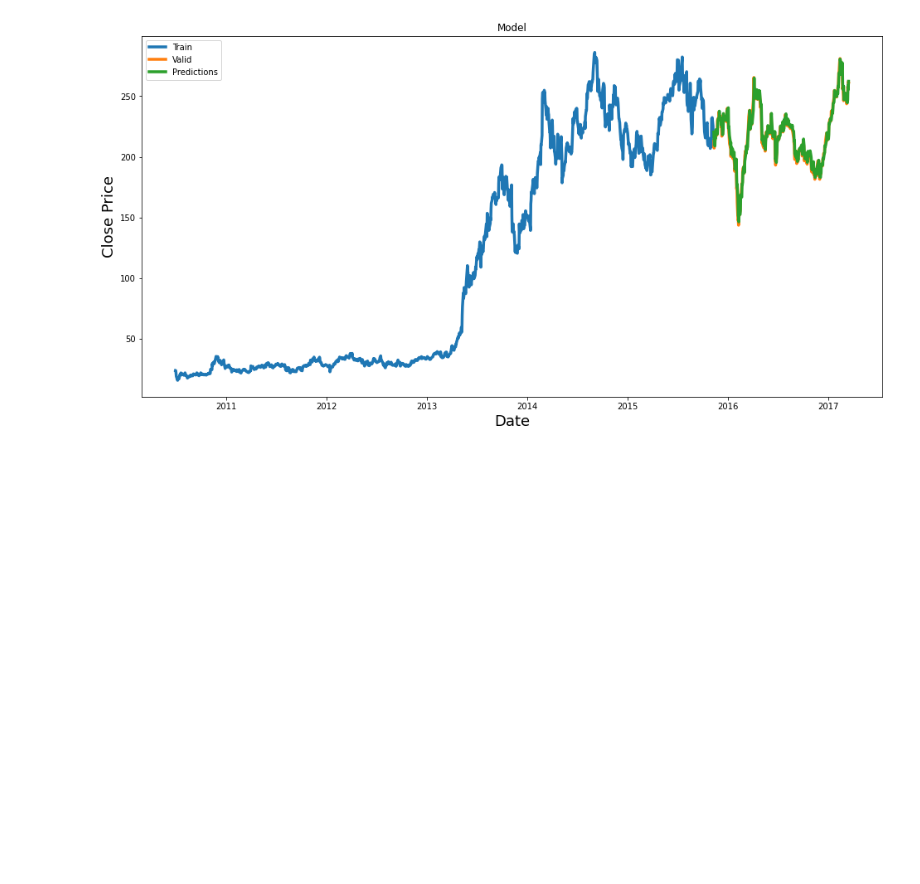
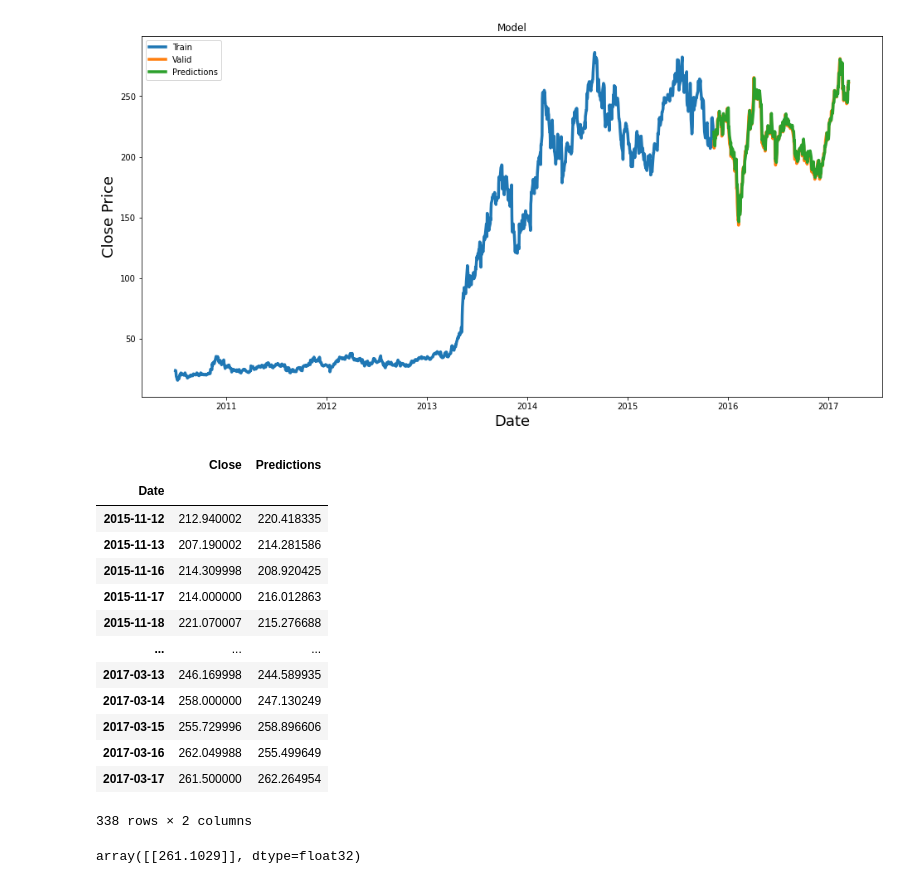
Before and after one commit to Creatrohit9/Tesla-stock-price-prediction, a Jupyter notebook: Tesla_Stock_Price_Prediction_using_LSTM.ipynb, the cells around one changed output. Saved outputs shown, nothing was run; the diff lists cells and outputs as text; code cells hidden in the pictures; blank space fills up the shorter version.

Commit message:
commit for model testing

```diff
--- a/Tesla_Stock_Price_Prediction_using_LSTM.ipynb
+++ b/Tesla_Stock_Price_Prediction_using_LSTM.ipynb
@@ -213,3 +213,45 @@ This will raise an exception in 3.3.
   if sys.path[0] == '':
 <matplotlib.legend.Legend at 0x...>
 [figure]
+# %%
+#show the valid and predicted price
+valid
+# %% [output]
+|  | Close | Predictions |
+| Date |  |  |
+| 2015-11-12 | 212.940002 | 220.418335 |
+| 2015-11-13 | 207.190002 | 214.281586 |
+| 2015-11-16 | 214.309998 | 208.920425 |
+| 2015-11-17 | 214.000000 | 216.012863 |
+| 2015-11-18 | 221.070007 | 215.276688 |
+| ... | ... | ... |
+| 2017-03-13 | 246.169998 | 244.589935 |
+| 2017-03-14 | 258.000000 | 247.130249 |
+| 2017-03-15 | 255.729996 | 258.896606 |
+| 2017-03-16 | 262.049988 | 255.499649 |
+| 2017-03-17 | 261.500000 | 262.264954 |
+338 rows × 2 columns
+# %%
+#get the quote
+tesla_quote = pd.read_csv('/content/drive/MyDrive/Fintech Projects/Deep Learning +MLE/Tesla stock price prediction using LSTM/Tesla.csv - Tesla.csv.csv')
+#Create new data frame
+new_df = tesla_quote.filter(['Close'])
+#get the last 60 days closing price values and convert the dataframe to an array
+last_60_days = new_df[-60:].values
+#scaled the data to be values between 0 and 1
+last_60_days_scaled = scaler.transform(last_60_days)
+#create an empty list
+X_test = []
+#append the past 60 days
+X_test.append(last_60_days_scaled)
+#convert the X_test data set to a numpy array
+X_test = np.array(X_test)
+#Reshape the data
+X_test = np.reshape(X_test,(X_test.shape[0], X_test.shape[1],1))
+#get the predicted scaled price
+pred_price= model.predict(X_test)
+#undo the scalling
+pred_price = scaler.inverse_transform(pred_price)
+pred_price
+# %% [output]
+array([[261.1029]], dtype=float32)
```
